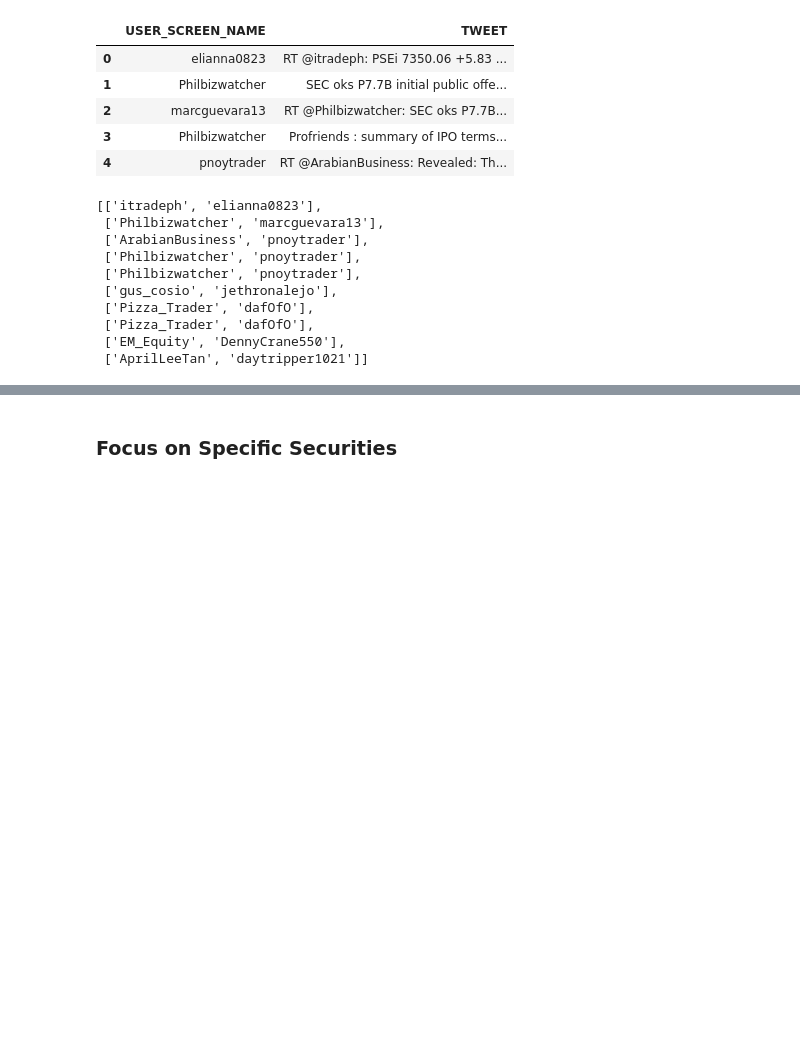
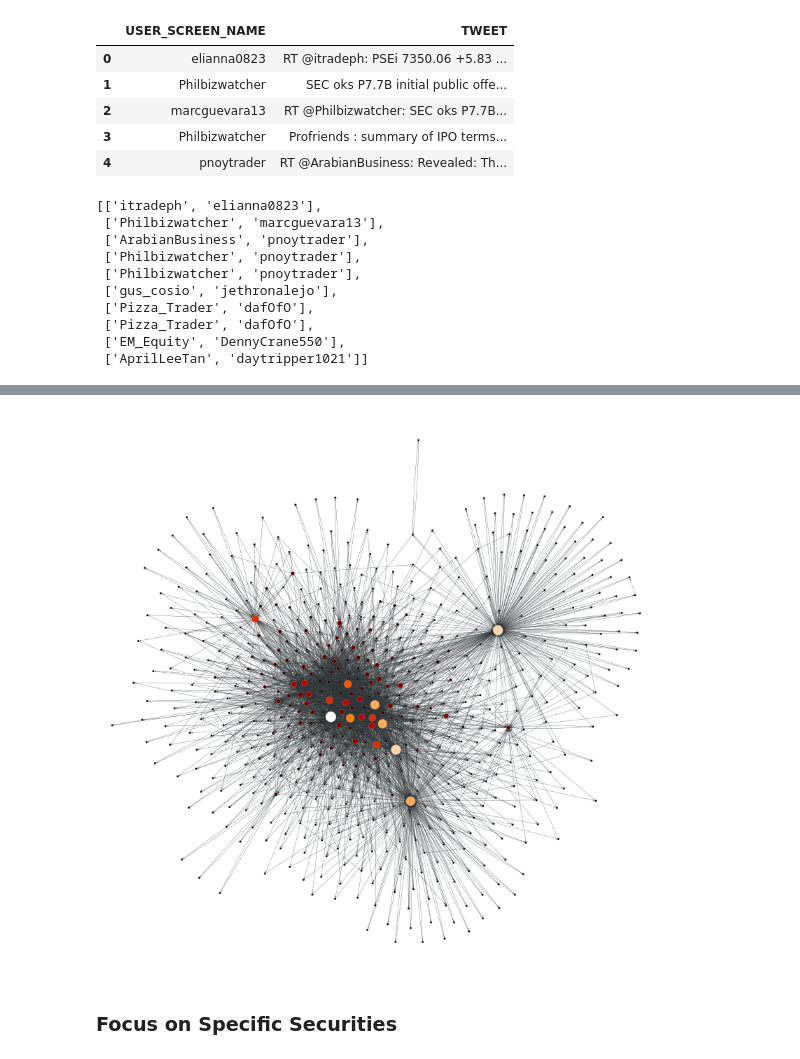
Before and after one commit to PilotGtec/SomeIdea, a Jupyter notebook: Project Idea @ DataInc.ipynb, the cells around one changed output, grey strips where cells are left out. Drawn from its saved outputs; the diff is of its cells as text; code cells hidden in the pictures; blank space fills up the shorter version.

```diff
--- a/Project Idea @ DataInc.ipynb
+++ b/Project Idea @ DataInc.ipynb
@@ -197,3 +198,8 @@ graph_draw(gc, vertex_size = indeg, vertex_fill_color=indeg, pos = sfdp_layout(g
+# %%
+from IPython.display import Image
+Image(filename='gc.png')
+# %% [output]
+[figure, added]
 # %% [markdown]
 ### Focus on Specific Securities
 # %%
```
Also changed, not shown: parts of 1 cell of this notebook.
